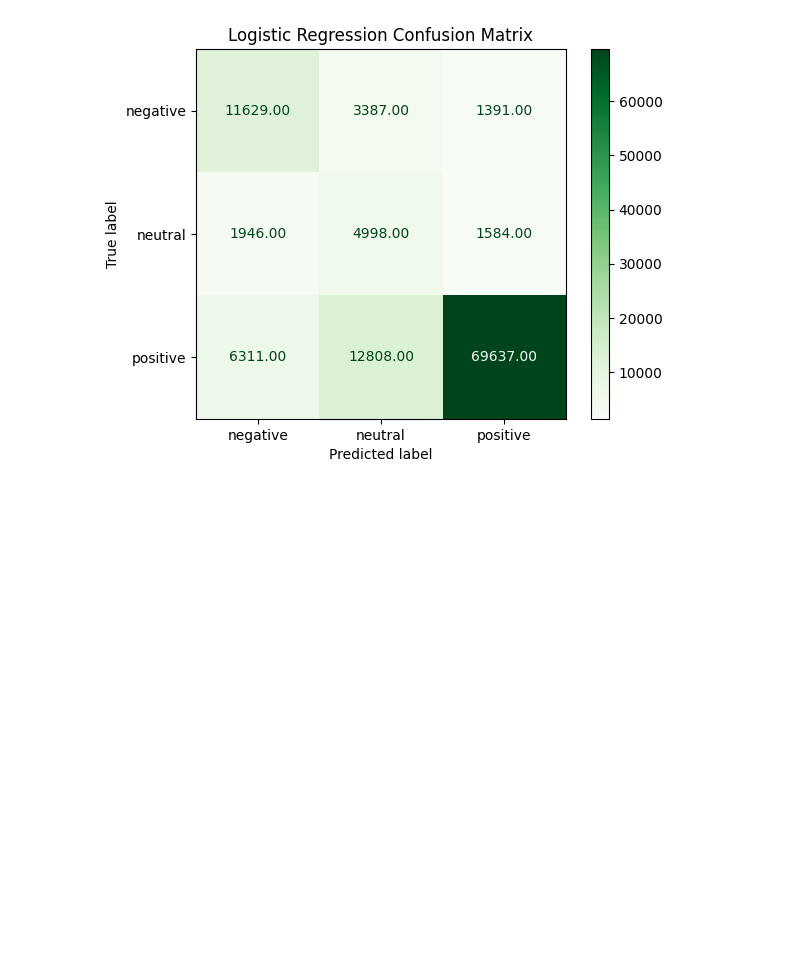
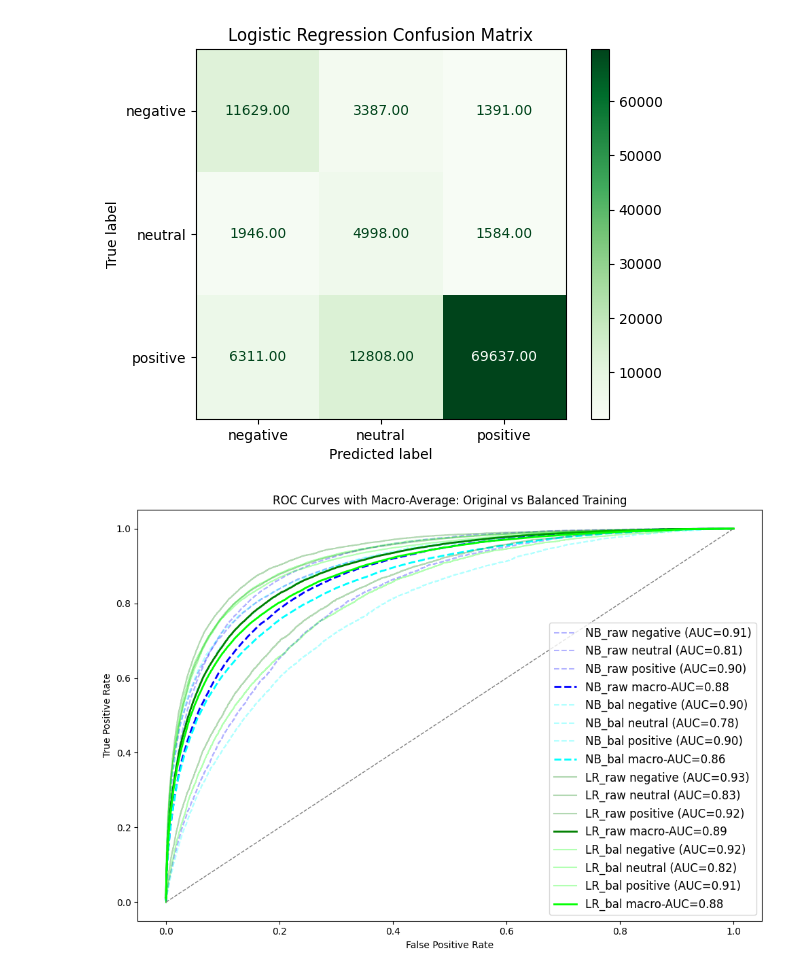
Before and after one commit to hanxi898/TM-project, a Jupyter notebook: Untitled.ipynb, the cells around one changed output. Saved outputs shown, nothing was run; the diff lists cells and outputs as text; code cells hidden in the pictures; blank space fills up the shorter version.

```diff
--- a/Untitled.ipynb
+++ b/Untitled.ipynb
@@ -291,3 +292,37 @@ Logistic Regression Confusion Matrix (raw counts):
  [ 1946  4998  1584]
  [ 6311 12808 69637]]
 [figure]
+# %%
+nb_pipeline_raw = Pipeline([
+    ('tfidf', TfidfVectorizer(max_features=2000, ngram_range=(1,1), min_df=3, stop_words='english')),
+    ('nb', MultinomialNB())
+])
+
+nb_params_raw = {
+    'nb__alpha': [0.1, 0.5, 1.0]
+}
+
+nb_grid_raw = GridSearchCV(nb_pipeline, nb_params, cv=5, scoring='accuracy', n_jobs=-1)
+nb_grid_raw.fit(X_train, y_train)
+y_pred_nb_raw = nb_grid_raw.predict(X_test)
+# %%
+nb_pipeline_bal = Pipeline([
+    ('tfidf', TfidfVectorizer(max_features=2000, ngram_range=(1,1), min_df=3, stop_words='english')),
+    ('nb', MultinomialNB())
+])
+
+nb_params_bal = {
+    'nb__alpha': [0.1, 0.5, 1.0]
+}
+
+nb_grid_bal = GridSearchCV(nb_pipeline, param_grid=nb_params, cv=5, scoring='accuracy', n_jobs=-1)
+nb_grid_bal.fit(X_train_bal, y_train_bal)
+y_pred_nb_bal = nb_grid_bal.predict(X_test)
+# %%
+lr_grid_raw = GridSearchCV(lr_pipeline, param_grid=lr_params, cv=5, scoring='accuracy', n_jobs=-1)
+lr_grid_raw.fit(X_train, y_train)
+y_pred_lr_raw = lr_grid_raw.predict(X_test)
+# %%
+lr_grid_bal = GridSearchCV(lr_pipeline, param_grid=lr_params, cv=5, scoring='accuracy', n_jobs=-1)
+lr_grid_bal.fit(X_train_bal, y_train_bal)
+y_pred_lr_bal = lr_grid_bal.predict(X_test)
@@ -293,0 +376,11 @@ Logistic Regression Confusion Matrix (raw counts):
+# %%
+models_dict = {
+    'NB_raw': nb_grid_raw,
+    'NB_bal': nb_grid_bal,
+    'LR_raw': lr_grid_raw,
+    'LR_bal': lr_grid_bal
+}
+
+plot_multi_roc_macro(models_dict, X_test, y_test)
+# %% [output]
+[figure, added]
```
Also changed, not shown: parts of 10 cells of this notebook.
